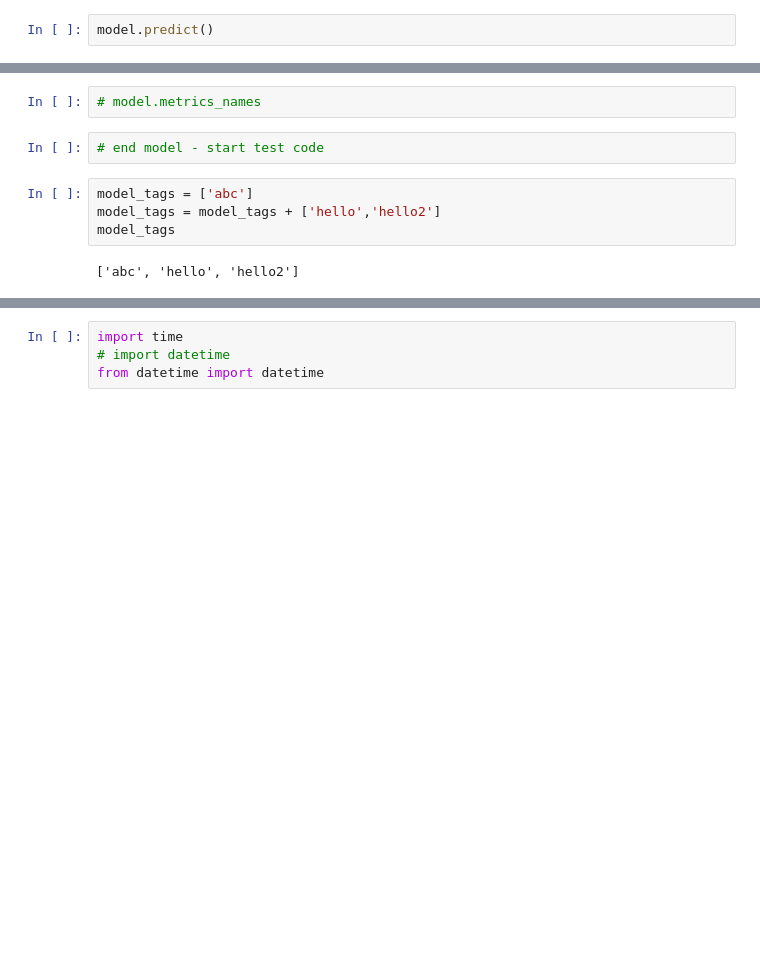
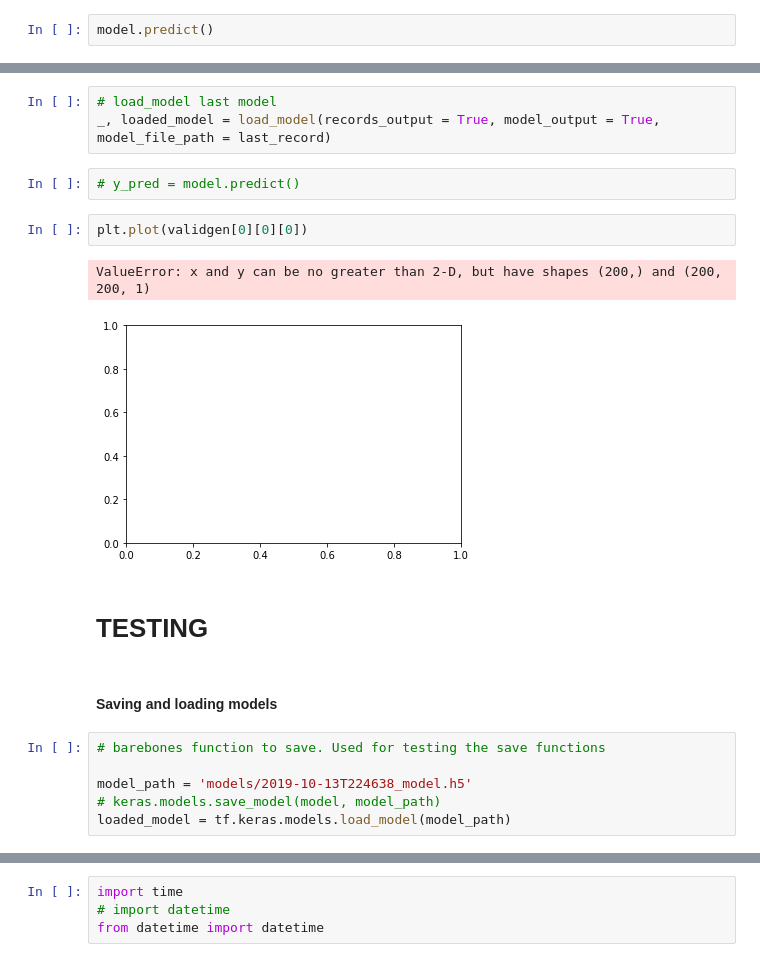
Before and after one commit to RumTumTum/capstone, a Jupyter notebook: basic_cnn_RO.ipynb, the cells around one changed output, grey strips where cells are left out. Drawn from its saved outputs; the diff is of its cells as text; blank space fills up the shorter version.

```diff
--- a/basic_cnn_RO.ipynb
+++ b/basic_cnn_RO.ipynb
@@ -551,11 +474,21 @@ plt.show()
+# %%
+# load_model last model
+_, loaded_model = load_model(records_output = True, model_output = True, model_file_path = last_record)
 # %%
-# model.metrics_names
+# y_pred = model.predict()
-# %%
-# end model - start test code
-# %%
-model_tags = ['abc']
-model_tags = model_tags + ['hello','hello2']
-model_tags
-# %% [output]
-['abc', 'hello', 'hello2']
+# %%
+plt.plot(validgen[0][0][0])
+# %% [output]
+ValueError: x and y can be no greater than 2-D, but have shapes (200,) and (200, 200, 1)
+[figure, added]
+# %% [markdown]
+# TESTING
+# %% [markdown]
+#### Saving and loading models
+# %%
+# barebones function to save. Used for testing the save functions
+
+model_path = 'models/2019-10-13T224638_model.h5'
+# keras.models.save_model(model, model_path)
+loaded_model = tf.keras.models.load_model(model_path)
 # %%
```
Also changed, not shown: parts of 42 cells of this notebook.
